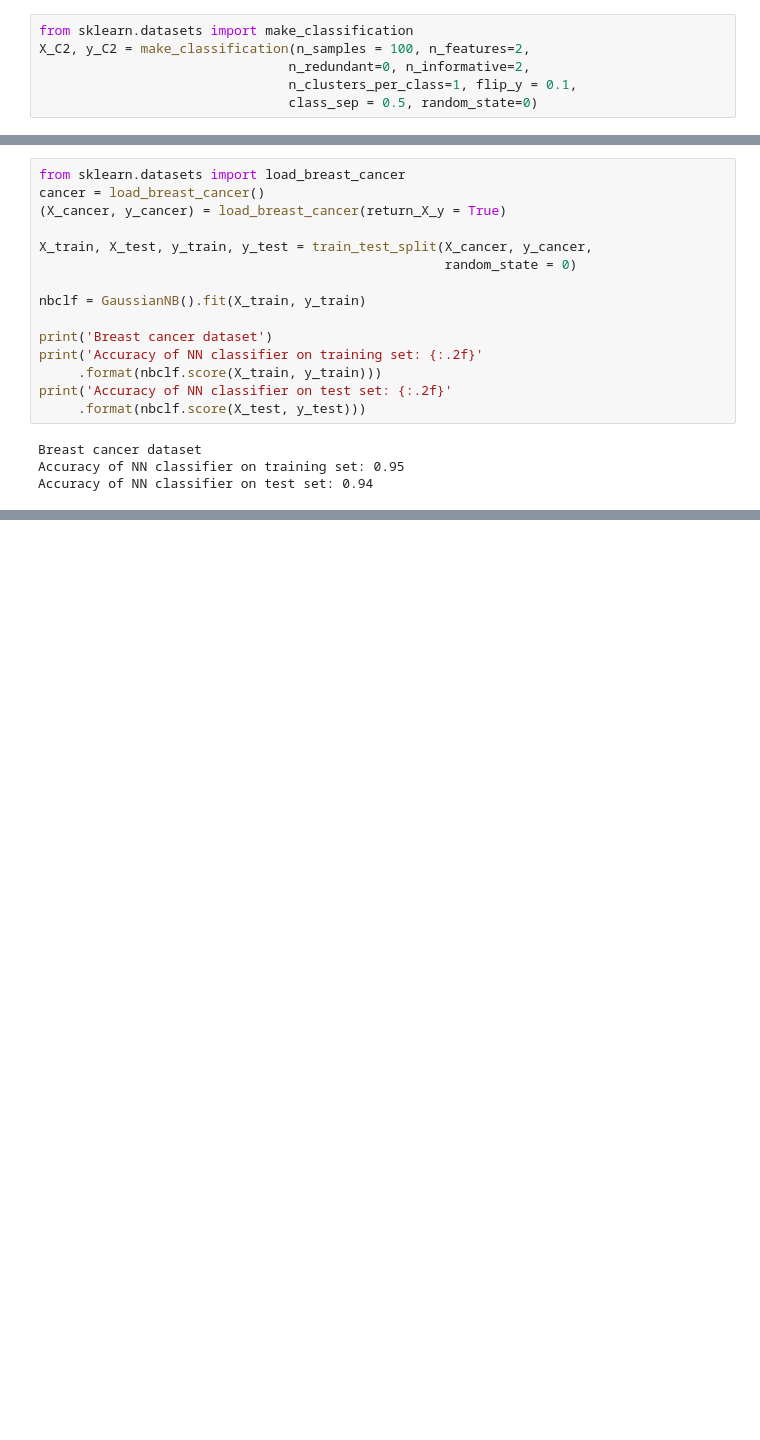
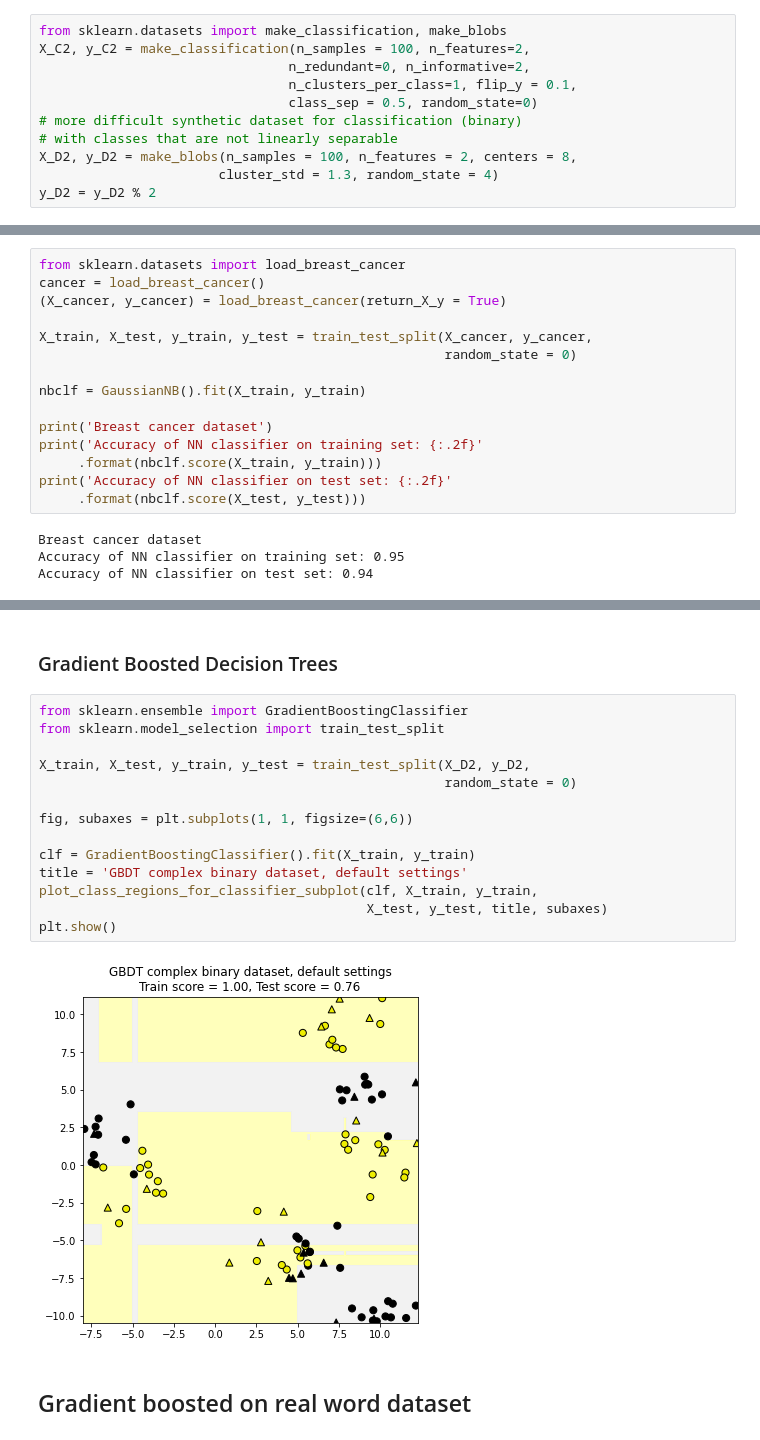
Before and after one commit to BhargavPalaketi/MachineLearning, a Jupyter notebook: MachineLearning/SupervisedLearning/Classification/Applied Machine Learning/Week4/practisedCode/SupervisedLearning_Part2.ipynb, the cells around one changed output, grey strips where cells are left out. Cells and saved outputs as stored; diff of their text form; blank space fills up the shorter version.

```diff
--- a/MachineLearning/SupervisedLearning/Classification/Applied Machine Learning/Week4/practisedCode/SupervisedLearning_Part2.ipynb
+++ b/MachineLearning/SupervisedLearning/Classification/Applied Machine Learning/Week4/practisedCode/SupervisedLearning_Part2.ipynb
@@ -3,11 +3,16 @@
 # %% [markdown]
 ## Naive Bayes classifiers
 # %%
-from sklearn.datasets import make_classification
+from sklearn.datasets import make_classification, make_blobs
 X_C2, y_C2 = make_classification(n_samples = 100, n_features=2,
                                 n_redundant=0, n_informative=2,
                                 n_clusters_per_class=1, flip_y = 0.1,
                                 class_sep = 0.5, random_state=0)
+# more difficult synthetic dataset for classification (binary)
+# with classes that are not linearly separable
+X_D2, y_D2 = make_blobs(n_samples = 100, n_features = 2, centers = 8,
+                       cluster_std = 1.3, random_state = 4)
+y_D2 = y_D2 % 2
 # %%
 import numpy
 import pandas as pd
@@ -101,0 +157,20 @@ Accuracy of NN classifier on test set: 0.94
+# %% [markdown]
+ ### Gradient Boosted Decision Trees
+# %%
+from sklearn.ensemble import GradientBoostingClassifier
+from sklearn.model_selection import train_test_split
+
+X_train, X_test, y_train, y_test = train_test_split(X_D2, y_D2,
+                                                    random_state = 0)
+
+fig, subaxes = plt.subplots(1, 1, figsize=(6,6))
+
+clf = GradientBoostingClassifier().fit(X_train, y_train)
+title = 'GBDT complex binary dataset, default settings'
+plot_class_regions_for_classifier_subplot(clf, X_train, y_train,
+                                          X_test, y_test, title, subaxes)
+plt.show()
+# %% [output]
+[figure, added]
+# %% [markdown]
+ ## Gradient boosted on real word dataset
```
Also changed, not shown: parts of 11 cells of this notebook.
